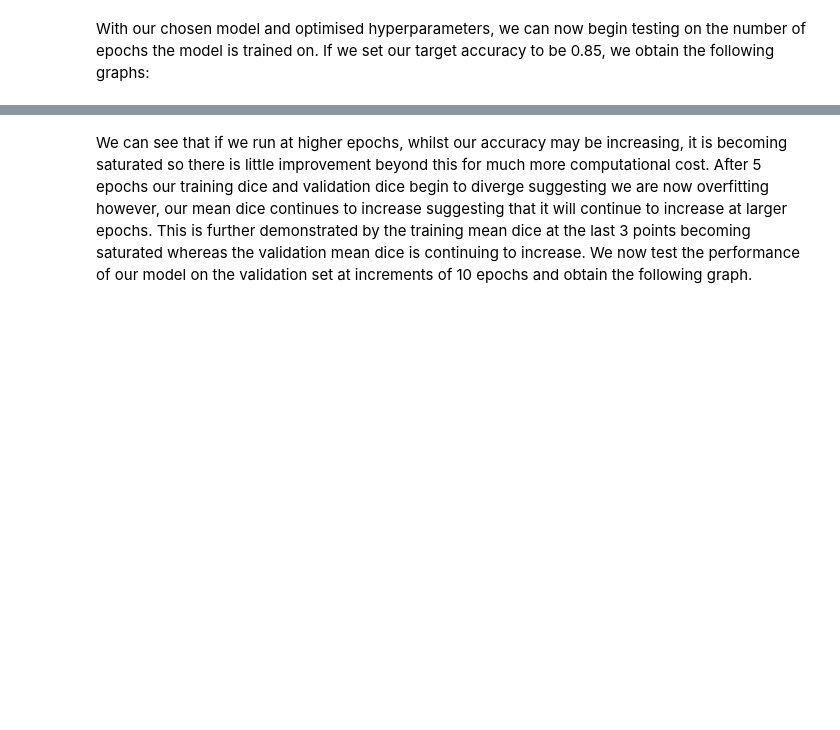
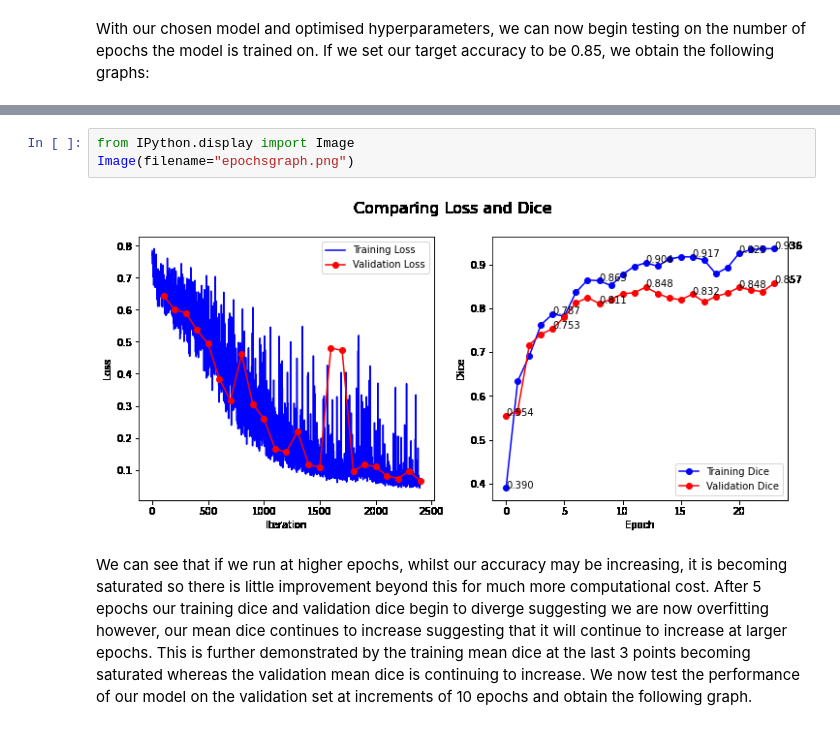
Before and after one commit to pusztayj/NeuralComp-Coursework, a Jupyter notebook: CW2/tutorial.ipynb, the cells around one changed output, grey strips where cells are left out. Saved outputs shown, nothing was run; the diff lists cells and outputs as text; blank space fills up the shorter version.

Commit message:
fix graph

```diff
--- a/CW2/tutorial.ipynb
+++ b/CW2/tutorial.ipynb
@@ -942,3 +940,8 @@ With our chosen model and optimised hyperparameters, we can now begin testing on
+# %%
+from IPython.display import Image
+Image(filename="epochsgraph.png")
+# %% [output]
+[figure, added]
 # %% [markdown]
 We can see that if we run at higher epochs, whilst our accuracy may be increasing, it is becoming saturated so there is little improvement beyond this for much more computational cost. After 5 epochs our training dice and validation dice begin to diverge suggesting we are now overfitting however, our mean dice continues to increase suggesting that it will continue to increase at larger epochs. This is further demonstrated by the training mean dice at the last 3 points becoming saturated whereas the validation mean dice is continuing to increase. We now test the performance of our model on the validation set at increments of 10 epochs and obtain the following graph.
 # %%
```
Also changed, not shown: parts of 1 cell of this notebook.
